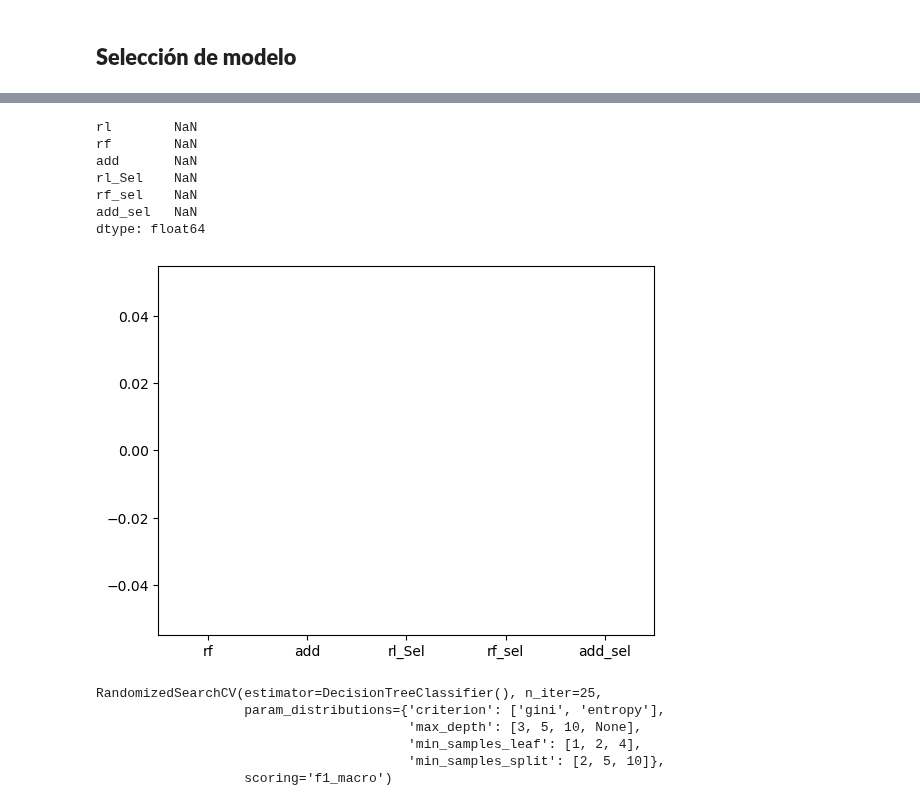
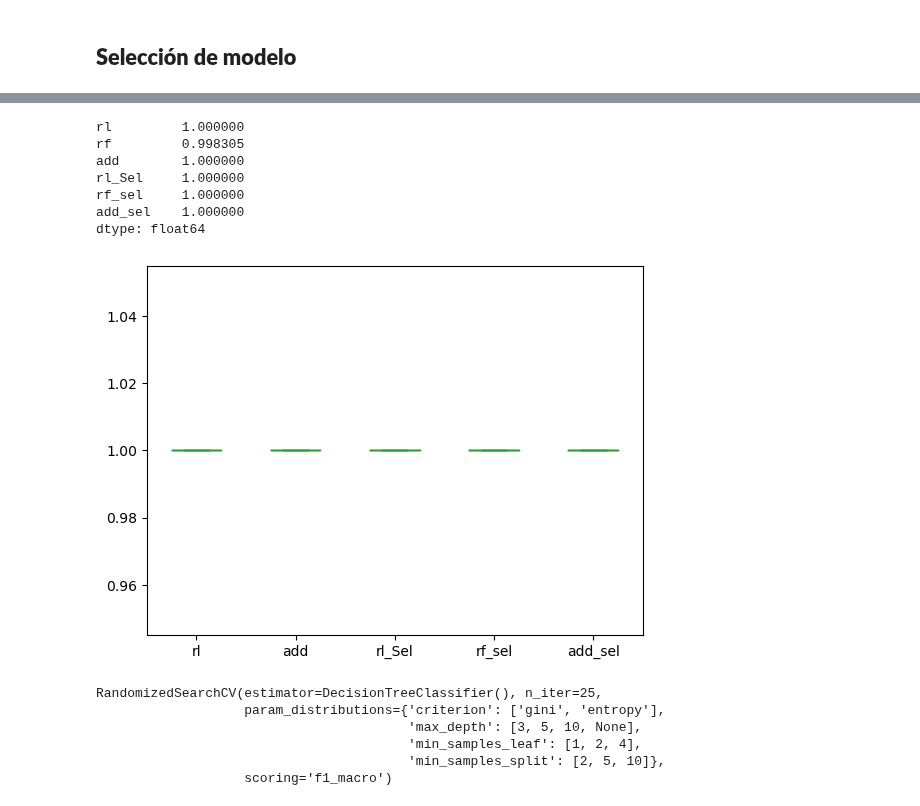
Before and after one commit to andressj1/A-RH, a Jupyter notebook: e_modelos.ipynb, the cells around one changed output, grey strips where cells are left out. Drawn from its saved outputs; the diff is of its cells as text; code cells hidden in the pictures.

```diff
--- a/e_modelos.ipynb
+++ b/e_modelos.ipynb
@@ -53,15 +59,20 @@ X=pd.DataFrame(X2,columns=X1.columns)
 ######Seleccion de modelos
 ### 1. Regresion logistica
 m_rl = LogisticRegression()
+
 ### 2. Random forest
 m_rf = RandomForestClassifier()
+
 ### 3 Arboles de decision
 m_add = DecisionTreeClassifier()
+
+### 4 GradientBoostingClassifieraa
+m_gbc = GradientBoostingClassifier()
 # %%
 ####Modelos
-modelos2 = list([m_rl, m_rf, m_add])
+modelos = list([m_rl, m_rf, m_add, m_gbc])
 # %%
 #####Seleccion de variables
-var_names1=funciones.sel_variables(modelos2,X,y,threshold="2.5*mean")
-var_names1.shape
+var_names=funciones.sel_variables(modelos,X,y,threshold="2.8*mean")
+var_names.shape
 # %% [output]
@@ -93,11 +103,7 @@ memory usage: 1.4 MB
 ## **Selección de modelo**
 # %%
 ## base con todas las variables
-rmse_df=funciones.medir_modelos(modelos,"f1",X,y,10)
+rmse_df = funciones.medir_modelos(modelos, "f1",X,y,4)
 ## base con variables seleccionadas
-rmse_varsel=funciones.medir_modelos(modelos,"f1",X2,y,10)
-
-rmse=pd.concat([rmse_df,rmse_varsel],axis=1)
-rmse.columns=['rl', 'rf', 'add',
-       'rl_Sel', 'rf_sel', 'add_sel']
+rmse_varsel = funciones.medir_modelos(modelos,"f1",X2,y,4)
 # %% [output]
@@ -130,17 +124,17 @@ rmse.plot(kind='box') ### gráfico para modelos sel y todas las variables
 # %%
-rmse2=rmse[ ['rf', 'add','rl_Sel', 'rf_sel', 'add_sel']]
+rmse2=rmse[ ['rl', 'add','rl_Sel', 'rf_sel', 'add_sel']]
 rmse2.plot(kind='box') ### gráfico para modelos sel y todas las variables
 
 rmse.mean() ### medias de mape
 # %% [output]
-rl        NaN
-rf        NaN
-add       NaN
-rl_Sel    NaN
-rf_sel    NaN
-add_sel   NaN
+rl         1.000000
+rf         0.998305
+add        1.000000
+rl_Sel     1.000000
+rf_sel     1.000000
+add_sel    1.000000
 dtype: float64
-[figure, old version]
+[figure, new version]
 # %%
 ##### Ajuste de modelo ganador; Arboles de decision usando todas las variables
 param_grid = {
```
Also changed, not shown: parts of 12 cells of this notebook.
